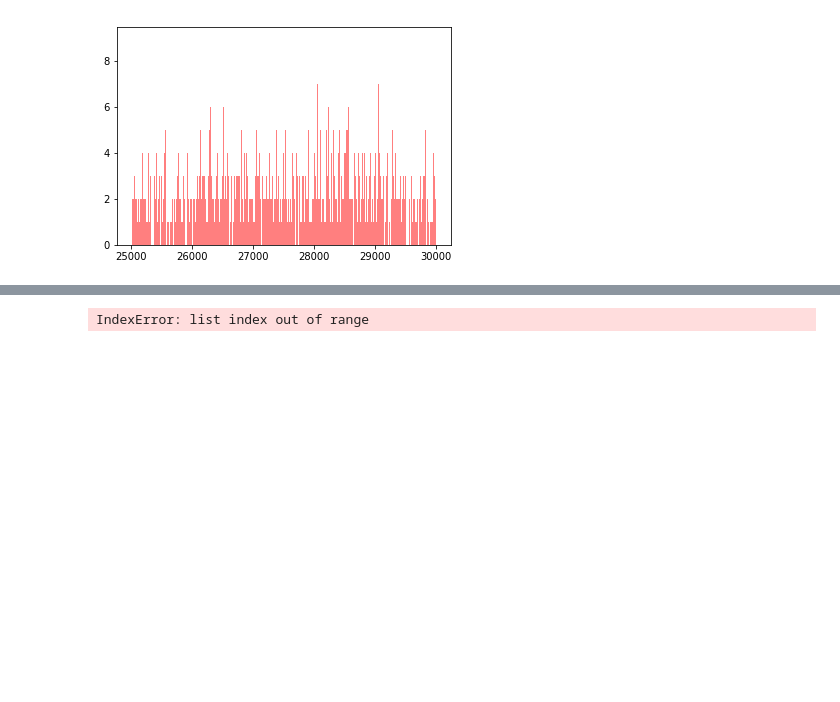
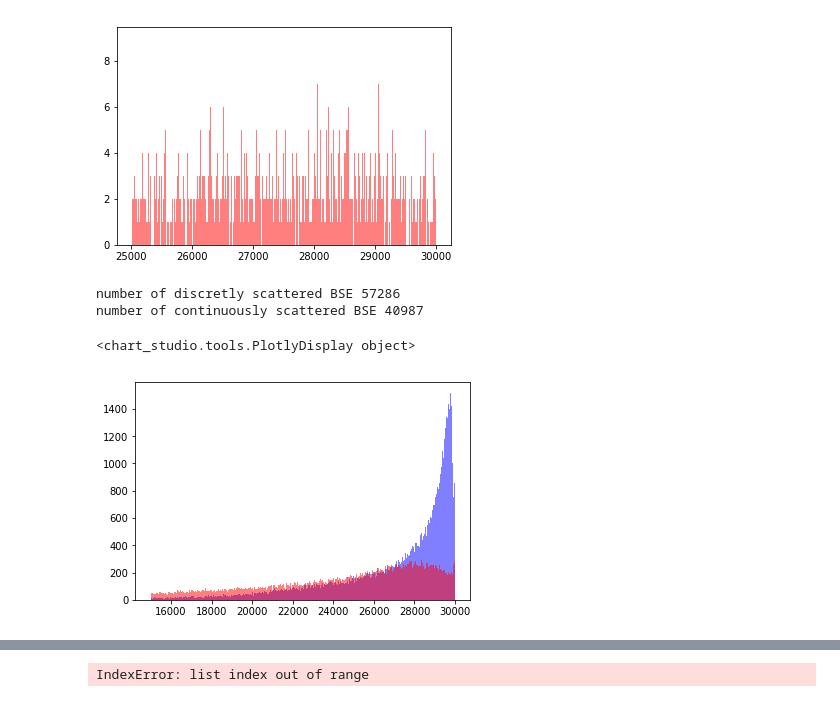
Before and after one commit to elena-pascal/MC-discrete, a Jupyter notebook: ploly_BSE.ipynb, the cells around one changed output, grey strips where cells are left out. Cells and saved outputs as stored; diff of their text form; code cells hidden in the pictures; blank space fills up the shorter version.

```diff
--- a/ploly_BSE.ipynb
+++ b/ploly_BSE.ipynb
@@ -223,3 +226,71 @@ IOError: Unable to open file (unable to lock file, errno = 11, error message = '
 [figure]
 # %%
 BSE70tiltcont.out
+# %%
+num_bins = 300
+
+# discrete
+file_discr = 'data/Al_BSE70_tiltDS_Emin15000_Emax30000.h5'
+
+h5data_d = h5py.File(file_discr,'r+')
+energyDS = h5data_d['BSE']['block0_values'][0]
+print 'number of discretly scattered BSE', len(energyDS)
+
+n_d, bins_d, patches_d = plt.hist(energyDS, num_bins, facecolor='blue', alpha=0.5)
+
+bins_mean = [0.5 * (bins_d[i] + bins_d[i+1]) for i in range(len(n_d))]
+
+trace_discr = go.Scatter(x = bins_mean,
+                         y = n_d,
+                        marker=dict(
+                               color = 'rgba(190, 174, 212 .9)',),
+                        name = 'discrete',)
+
+
+# continuous
+file_cont = 'data/Al_BSE70_tiltcont_Emin15000_Emax30000.h5'
+
+h5data_c = h5py.File(file_cont,'r+')
+energy_cont = h5data_c['BSE']['block0_values'][0]
+
+print 'number of continuously scattered BSE', len(energy_cont)
+
+n_c, bins_c, patches_c = plt.hist(energy_cont, num_bins, facecolor='red', alpha=0.5)
+
+bins_mean = [0.5 * (bins_c[i] + bins_c[i+1]) for i in range(len(n_c))]
+
+trace_cont = go.Scatter(x = bins_mean,
+                        y = n_c,
+                        marker=dict(
+                               color = 'rgba(253, 192, 134, .9)',),
+                        name = 'continuous',)
+
+
+
+layout_log = go.Layout(
+        title = '30 keV incident electrons on a 70 degrees tilted Al sample',
+        font=dict( color='#7f7f7f'),
+        paper_bgcolor='rgba(0,0,0,0)',
+        plot_bgcolor='rgba(0,0,0,0)',
+        yaxis=dict(#type='log',
+             gridcolor= '#7f7f7f',
+             title = 'BSE counts per 5 eV bin (#/5 eV)',
+             zerolinecolor='#969696',
+            # range=[0, 350]
+        ),
+        xaxis=dict(
+             gridcolor= '#7f7f7f',
+             title = 'BSE energy (eV)',
+             zerolinecolor='#969696',
+             #range=[9017, 10000]
+        )
+    )
+
+datatrace = [trace_discr, trace_cont]
+fig = go.Figure(data=datatrace, layout=layout_log)
+py.iplot(fig, filename = '30 keV BSE per 5eV at 70 tilt')
+# %% [output]
+number of discretly scattered BSE 57286
+number of continuously scattered BSE 40987
+<chart_studio.tools.PlotlyDisplay object>
+[figure, added]
```
Also changed, not shown: parts of 4 cells of this notebook, 11 other files.
